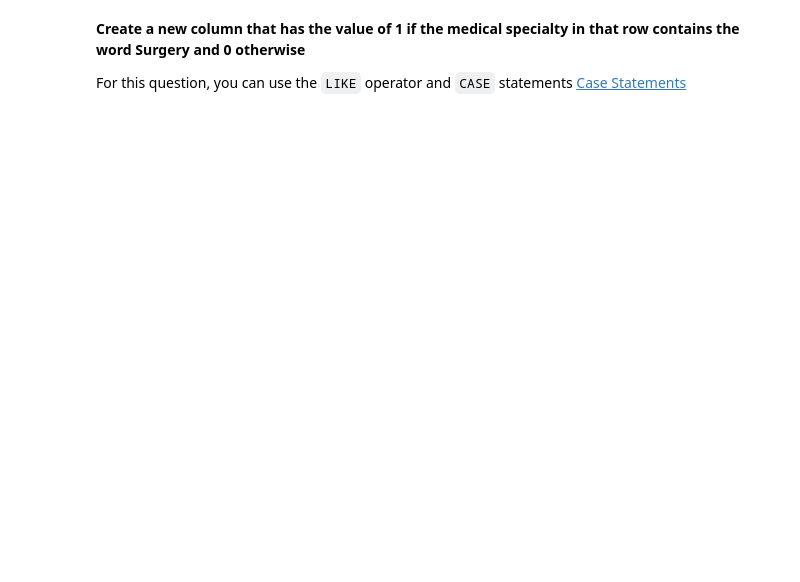
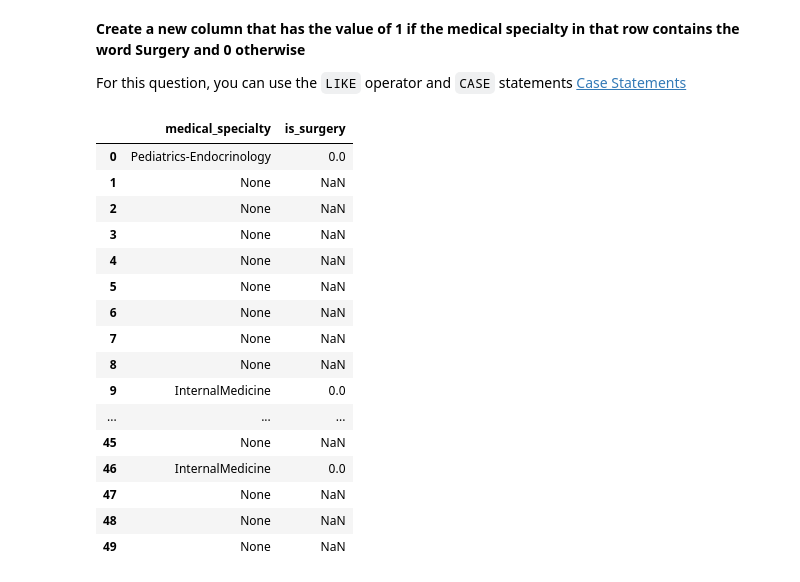
Before and after one commit to dsahduke/sql_and_rdbms, a Jupyter notebook: sql+rmdbs.ipynb, the cells around one changed output. Drawn from its saved outputs; the diff is of its cells as text; code cells hidden in the pictures; blank space fills up the shorter version.

```diff
--- a/sql+rmdbs.ipynb
+++ b/sql+rmdbs.ipynb
@@ -294,3 +692,30 @@ Finally, the rows that fall outside the range specified by the LIMIT and OFFSET
 **Create a new column that has the value of 1 if the medical specialty in that row contains the word Surgery and 0 otherwise**
 
 For this question, you can use the `LIKE` operator and `CASE` statements [Case Statements](https://www.w3schools.com/sql/sql_case.asp)
+# %%
+pd.read_sql("""SELECT enc.medical_specialty,
+                (CASE
+                    WHEN enc.medical_specialty LIKE '%Surgery%' THEN 1
+                    WHEN enc.medical_specialty NOT LIKE '%Surgery%' THEN 0
+                END) AS is_surgery
+                FROM encounter enc
+                LIMIT 50
+""", conn)
+# %% [output]
+|  | medical_specialty | is_surgery |
+| 0 | Pediatrics-Endocrinology | 0.0 |
+| 1 | None | NaN |
+| 2 | None | NaN |
+| 3 | None | NaN |
+| 4 | None | NaN |
+| 5 | None | NaN |
+| 6 | None | NaN |
+| 7 | None | NaN |
+| 8 | None | NaN |
+| 9 | InternalMedicine | 0.0 |
+| ... | ... | ... |
+| 45 | None | NaN |
+| 46 | InternalMedicine | 0.0 |
+| 47 | None | NaN |
+| 48 | None | NaN |
+| 49 | None | NaN |
```
Also changed, not shown: parts of 36 cells of this notebook.
